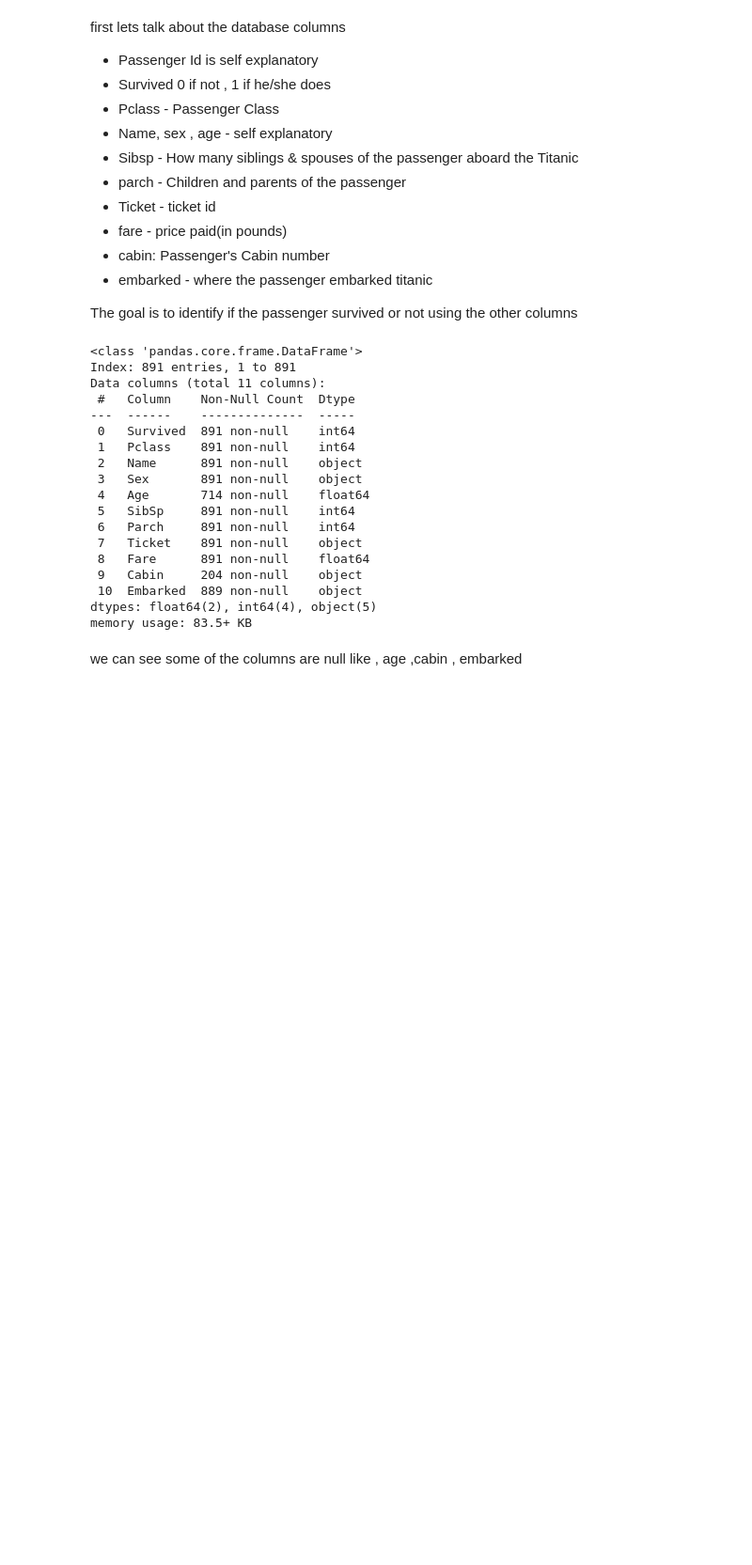
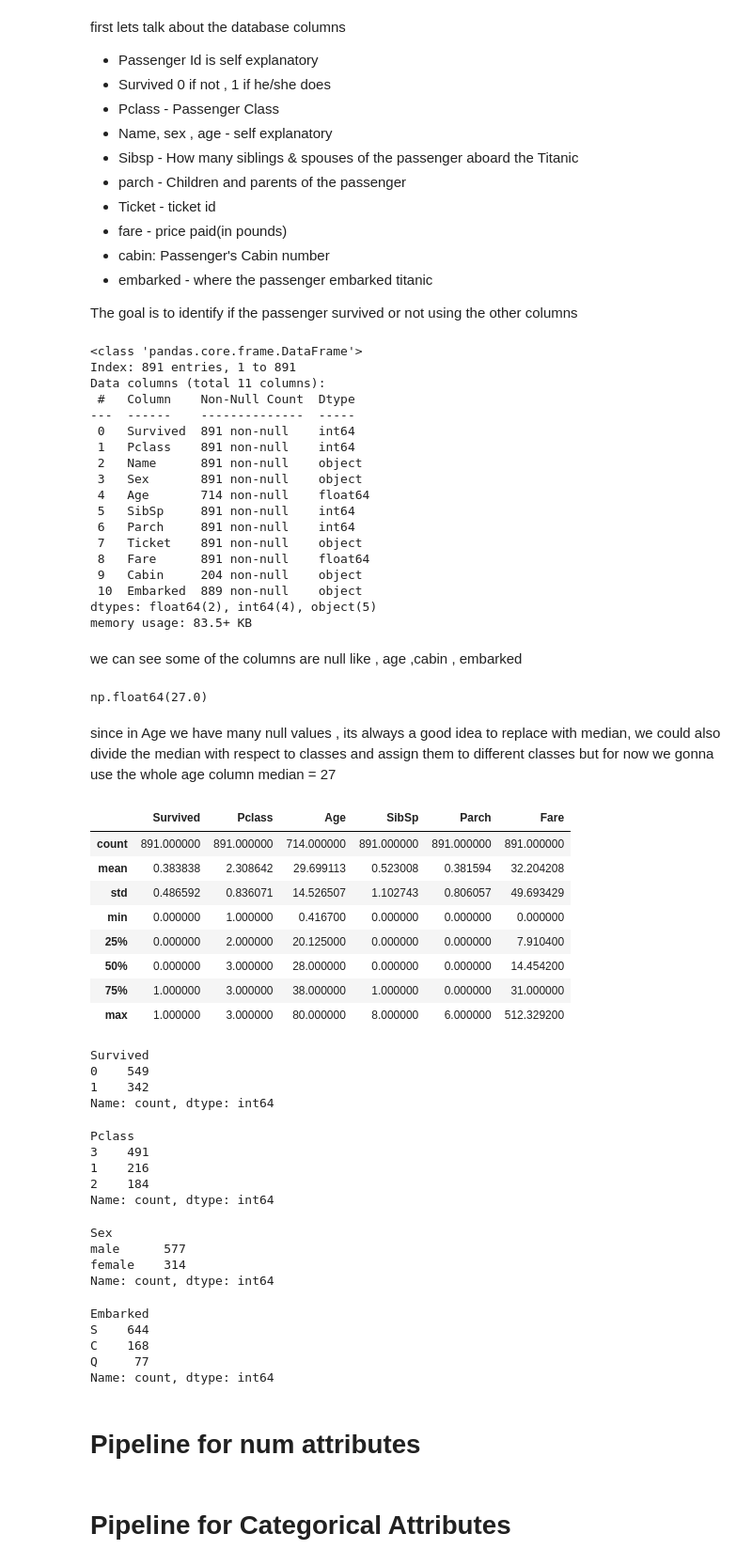
Before and after one commit to thehardikmadaan/ML_public, a Jupyter notebook: Titanic/titanic.ipynb, the cells around one changed output. Shown at 94% size. Drawn from its saved outputs; the diff is of its cells as text; code cells hidden in the pictures; blank space fills up the shorter version.

```diff
--- a/Titanic/titanic.ipynb
+++ b/Titanic/titanic.ipynb
@@ -74,3 +81,53 @@ dtypes: float64(2), int64(4), object(5)
 memory usage: 83.5+ KB
 # %% [markdown]
 we can see some of the columns are null like , age ,cabin , embarked
+# %%
+train_data[train_data["Sex"]=="female"]["Age"].median()
+# %% [output]
+np.float64(27.0)
+# %% [markdown]
+since in Age we have many null values , its always a good idea to replace with median, we could also divide the median with respect to classes and assign them to different classes but for now we gonna use the whole age column median = 27
+# %%
+train_data.describe()
+# %% [output]
+|  | Survived | Pclass | Age | SibSp | Parch | Fare |
+| count | 891.000000 | 891.000000 | 714.000000 | 891.000000 | 891.000000 | 891.000000 |
+| mean | 0.383838 | 2.308642 | 29.699113 | 0.523008 | 0.381594 | 32.204208 |
+| std | 0.486592 | 0.836071 | 14.526507 | 1.102743 | 0.806057 | 49.693429 |
+| min | 0.000000 | 1.000000 | 0.416700 | 0.000000 | 0.000000 | 0.000000 |
+| 25% | 0.000000 | 2.000000 | 20.125000 | 0.000000 | 0.000000 | 7.910400 |
+| 50% | 0.000000 | 3.000000 | 28.000000 | 0.000000 | 0.000000 | 14.454200 |
+| 75% | 1.000000 | 3.000000 | 38.000000 | 1.000000 | 0.000000 | 31.000000 |
+| max | 1.000000 | 3.000000 | 80.000000 | 8.000000 | 6.000000 | 512.329200 |
+# %%
+train_data["Survived"].value_counts()
+# %% [output]
+Survived
+0    549
+1    342
+Name: count, dtype: int64
+# %%
+train_data["Pclass"].value_counts()
+# %% [output]
+Pclass
+3    491
+1    216
+2    184
+Name: count, dtype: int64
+# %%
+train_data["Sex"].value_counts()
+# %% [output]
+Sex
+male      577
+female    314
+Name: count, dtype: int64
+# %%
+train_data['Embarked'].value_counts()
+# %% [output]
+Embarked
+S    644
+C    168
+Q     77
+Name: count, dtype: int64
+# %% [markdown]
+# Pipeline for num attributes
@@ -76,0 +143,2 @@ we can see some of the columns are null like , age ,cabin , embarked
+# %% [markdown]
+# Pipeline for Categorical Attributes
```
Also changed, not shown: parts of 11 cells of this notebook.
